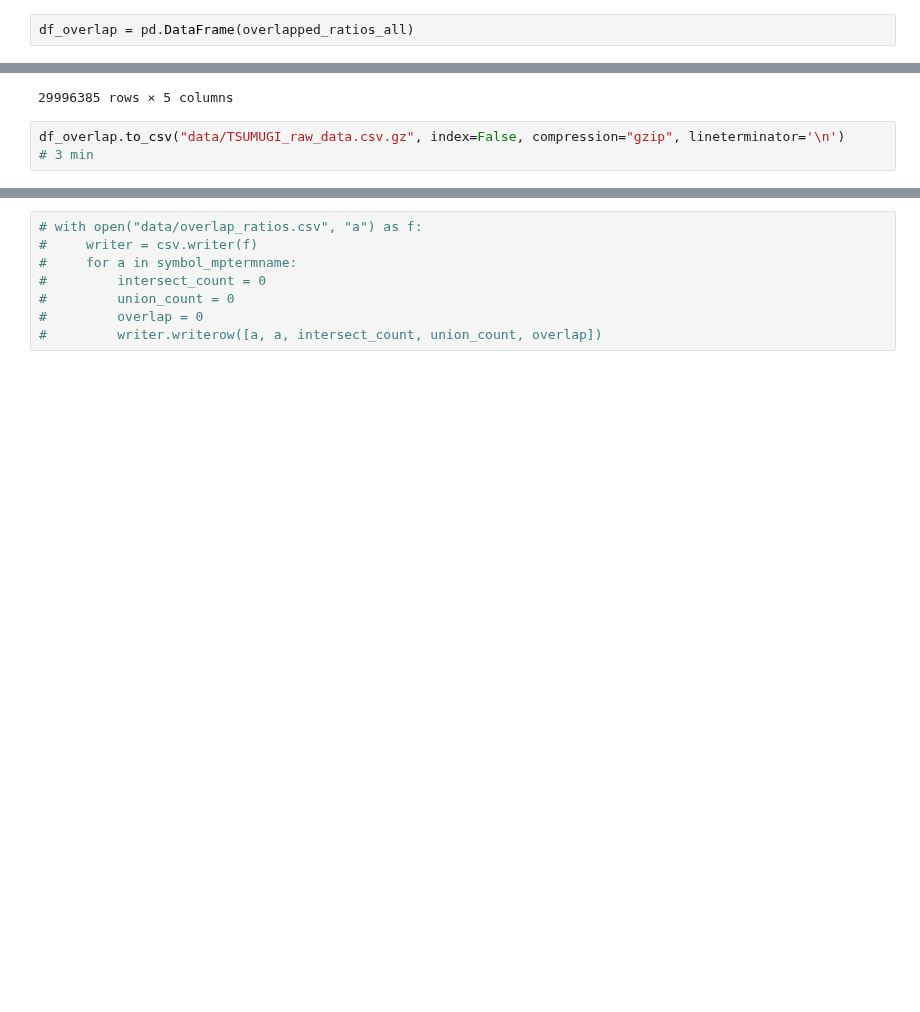
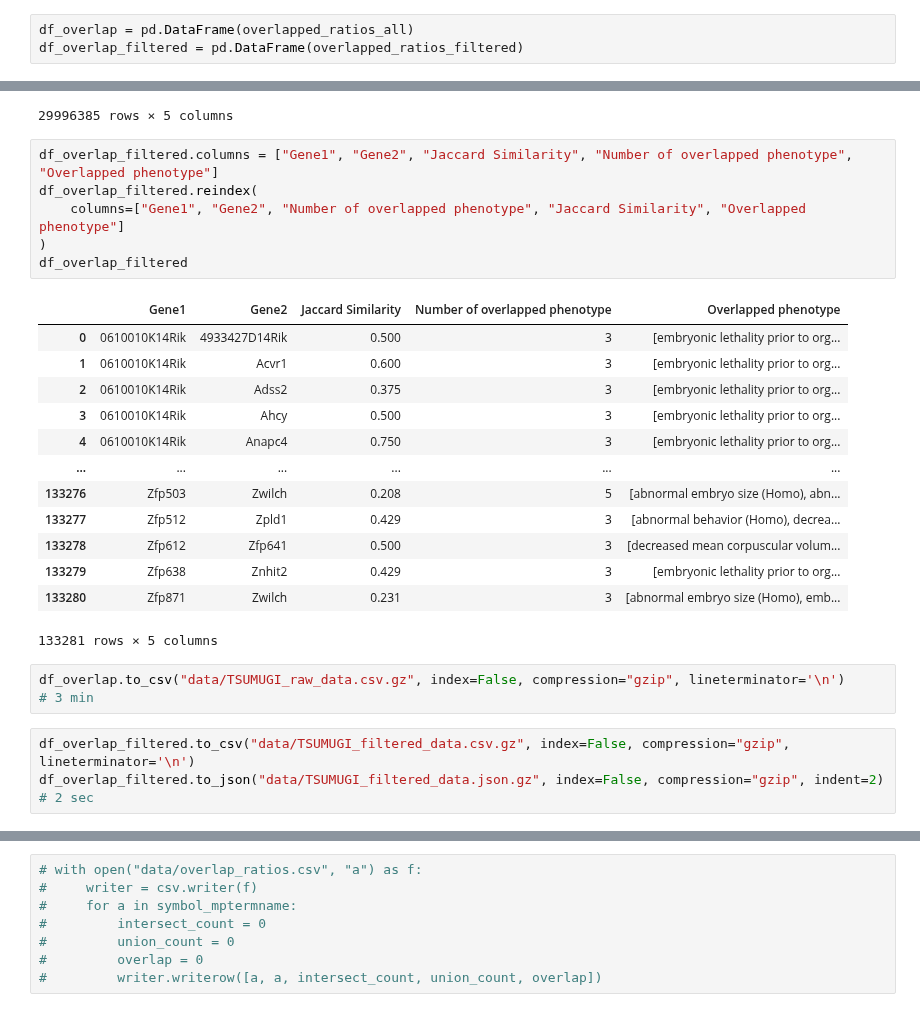
Before and after one commit to akikuno/TSUMUGI-dev, a Jupyter notebook: notebooks/notebools-web/035_phenotype_similarity.ipynb, the cells around one changed output, grey strips where cells are left out. Saved outputs shown, nothing was run; the diff lists cells and outputs as text; blank space fills up the shorter version.

```diff
--- a/notebooks/notebools-web/035_phenotype_similarity.ipynb
+++ b/notebooks/notebools-web/035_phenotype_similarity.ipynb
@@ -108,6 +108,7 @@ pickle.dump(overlapped_ratios_filtered, open("data/overlap/overlapped_ratios_fil
 # 18 sec
 # %%
 df_overlap = pd.DataFrame(overlapped_ratios_all)
+df_overlap_filtered = pd.DataFrame(overlapped_ratios_filtered)
 # %%
 df_overlap.columns = ["Gene1", "Gene2", "Jaccard Similarity", "Number of overlapped phenotype", "Overlapped phenotype"]
 df_overlap.reindex(
@@ -128,9 +129,33 @@ df_overlap
 | 29996383 | Zzef1 | a | 0.05 | 1 | [abnormal kidney morphology (Homo)] |
 | 29996384 | Zzz3 | a | 0.00 | 0 | [] |
 29996385 rows × 5 columns
+# %%
+df_overlap_filtered.columns = ["Gene1", "Gene2", "Jaccard Similarity", "Number of overlapped phenotype", "Overlapped phenotype"]
+df_overlap_filtered.reindex(
+    columns=["Gene1", "Gene2", "Number of overlapped phenotype", "Jaccard Similarity", "Overlapped phenotype"]
+)
+df_overlap_filtered
+# %% [output]
+|  | Gene1 | Gene2 | Jaccard Similarity | Number of overlapped phenotype | Overlapped phenotype |
+| 0 | 0610010K14Rik | 4933427D14Rik | 0.500 | 3 | [embryonic lethality prior to org... |
+| 1 | 0610010K14Rik | Acvr1 | 0.600 | 3 | [embryonic lethality prior to org... |
+| 2 | 0610010K14Rik | Adss2 | 0.375 | 3 | [embryonic lethality prior to org... |
+| 3 | 0610010K14Rik | Ahcy | 0.500 | 3 | [embryonic lethality prior to org... |
+| 4 | 0610010K14Rik | Anapc4 | 0.750 | 3 | [embryonic lethality prior to org... |
+| ... | ... | ... | ... | ... | ... |
+| 133276 | Zfp503 | Zwilch | 0.208 | 5 | [abnormal embryo size (Homo), abn... |
+| 133277 | Zfp512 | Zpld1 | 0.429 | 3 | [abnormal behavior (Homo), decrea... |
+| 133278 | Zfp612 | Zfp641 | 0.500 | 3 | [decreased mean corpuscular volum... |
+| 133279 | Zfp638 | Znhit2 | 0.429 | 3 | [embryonic lethality prior to org... |
+| 133280 | Zfp871 | Zwilch | 0.231 | 3 | [abnormal embryo size (Homo), emb... |
+133281 rows × 5 columns
 # %%
 df_overlap.to_csv("data/TSUMUGI_raw_data.csv.gz", index=False, compression="gzip", lineterminator='\n')
 # 3 min
+# %%
+df_overlap_filtered.to_csv("data/TSUMUGI_filtered_data.csv.gz", index=False, compression="gzip", lineterminator='\n')
+df_overlap_filtered.to_json("data/TSUMUGI_filtered_data.json.gz", index=False, compression="gzip", indent=2)
+# 2 sec
 # %%
 %%bash
 
```
Also changed, not shown: parts of 5 cells of this notebook, 35 other files.
